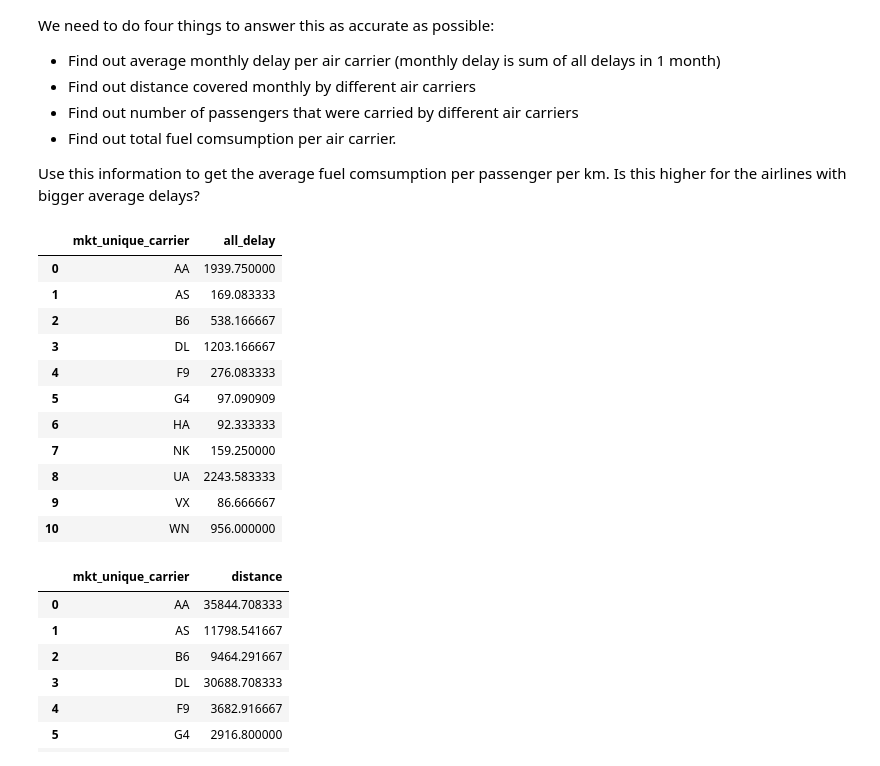
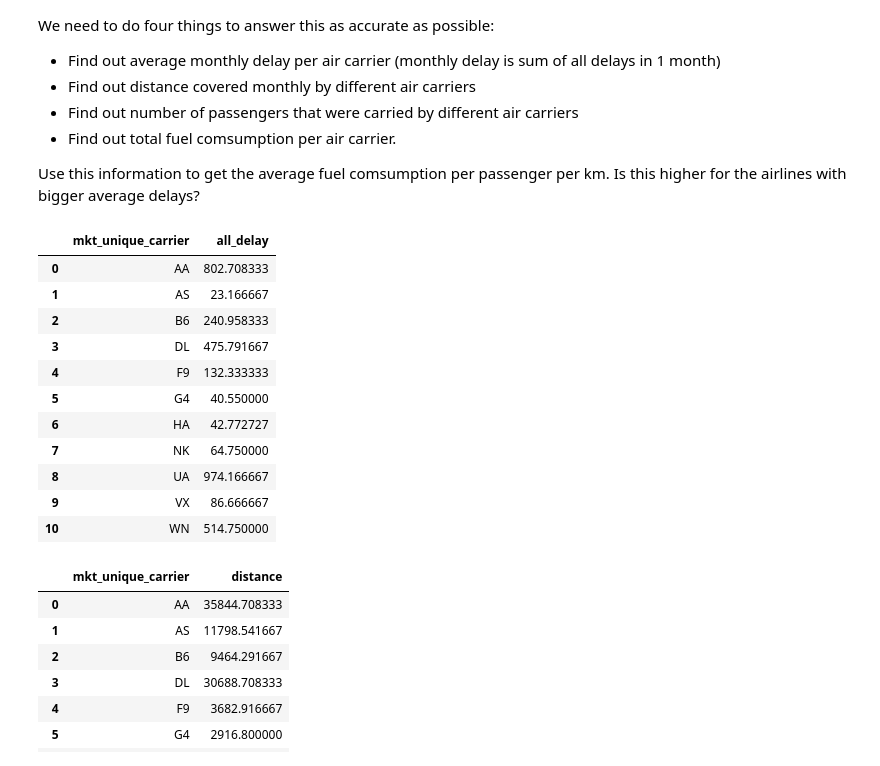
Before and after one commit to jamesjhjung/Flight_Delay_Project, a Jupyter notebook: exploratory_analysis_james.ipynb, the cells around one changed output. Saved outputs shown, nothing was run; the diff lists cells and outputs as text; code cells hidden in the pictures.

```diff
--- a/exploratory_analysis_james.ipynb
+++ b/exploratory_analysis_james.ipynb
@@ -80,5 +67,6 @@ df_flights['all_delay'].hist(bins = 200)
 # %% [markdown]
 #### **Task 2**: Is average/median monthly delay different during the year? If yes, which are months with the biggest delays and what could be the reason?
 # %%
-df_flights['fl_month'] = pd.DatetimeIndex(df_flights['fl_date']).month
-df_flights_month = df_flights.groupby('fl_month')['all_delay']
+df_flights['fl_date']= pd.to_datetime(df_flights['fl_date'])
+per = df_flights.fl_date.dt.to_period("M")
+df_flights_month = df_flights['all_delay'].groupby(per)
@@ -136,8 +111,0 @@ Name: dep_time, dtype: object
-# %%
-df_flights['dep_time'] = df_flights['dep_time'].astype(str)
-df_flights['dep_time'] = df_flights['dep_time'].str[:-2]
-df_flights['dep_time'] = df_flights['dep_time'].str.pad(4, side = 'left', fillchar = '0')
-# df_flights['dep_time'] = df_flights['dep_time'].str[:2] + ':' + df_flights['dep_time'].str[-2:]
-# %%
-df_flights['dep_hour'] = df_flights['dep_time'].str[0:2].astype(int)
-df_flights['dep_hour'].head()
@@ -307,25 +244,25 @@ Use this information to get the average fuel comsumption per passenger per km. I
 # %%
 # average monthly delay per air carrier
 
 # group by month, carrier, sum all delays in that month
-df_flights_month_delay = pd.DataFrame(df_flights.groupby(['fl_month', 'mkt_unique_carrier']).sum('all_delay')).reset_index()
+df_flights_month_delay = pd.DataFrame(df_flights.groupby([per, 'mkt_unique_carrier']).sum('all_delay')).reset_index()
 df_flights_month_delay
 # group by carrier, mean all delays
 df_flights_month_delay_carr = df_flights_month_delay.groupby('mkt_unique_carrier', as_index = False)['all_delay'].mean()
 df_flights_month_delay_carr
 # %% [output]
 |  | mkt_unique_carrier | all_delay |
-| 0 | AA | 1939.750000 |
-| 1 | AS | 169.083333 |
-| 2 | B6 | 538.166667 |
-| 3 | DL | 1203.166667 |
-| 4 | F9 | 276.083333 |
-| 5 | G4 | 97.090909 |
-| 6 | HA | 92.333333 |
-| 7 | NK | 159.250000 |
-| 8 | UA | 2243.583333 |
+| 0 | AA | 802.708333 |
+| 1 | AS | 23.166667 |
+| 2 | B6 | 240.958333 |
+| 3 | DL | 475.791667 |
+| 4 | F9 | 132.333333 |
+| 5 | G4 | 40.550000 |
+| 6 | HA | 42.772727 |
+| 7 | NK | 64.750000 |
+| 8 | UA | 974.166667 |
 | 9 | VX | 86.666667 |
-| 10 | WN | 956.000000 |
+| 10 | WN | 514.750000 |
 # %%
 # distance convered monthly per carriers
 
```
Also changed, not shown: parts of 17 cells of this notebook.
